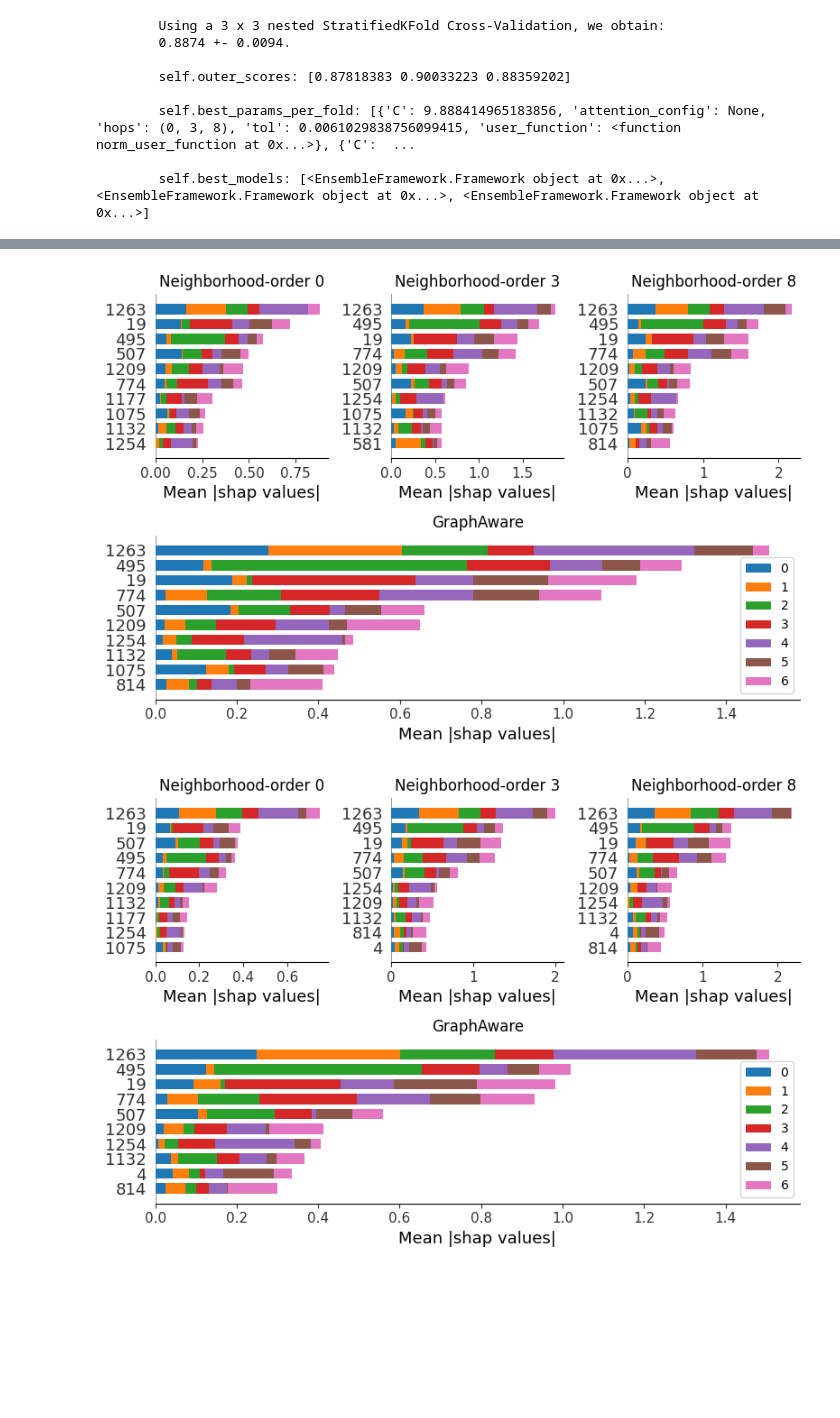
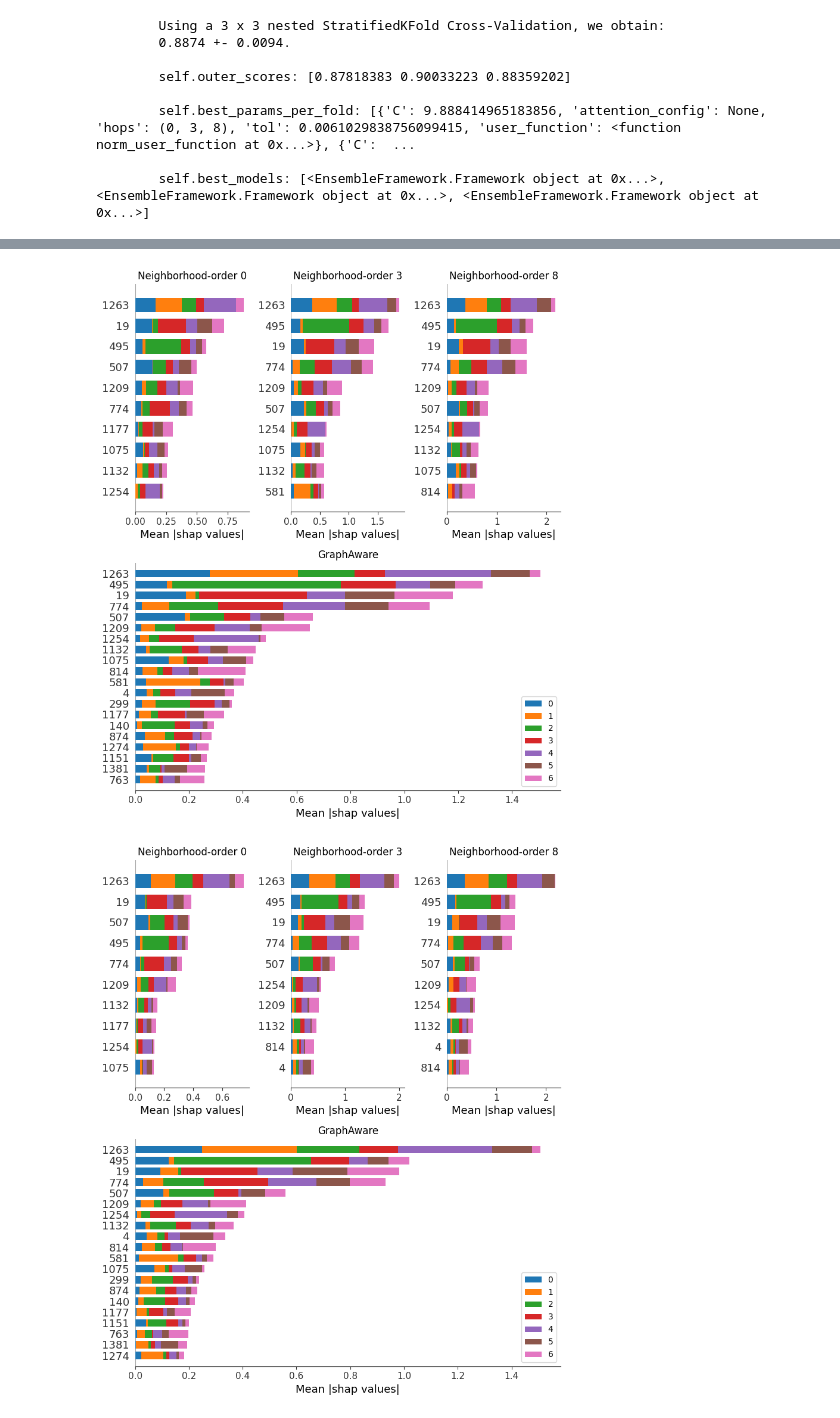
Before and after one commit to danielwalke/GraphAware, a Jupyter notebook: TransductiveGraphAware.ipynb, the cells around one changed output, grey strips where cells are left out. Drawn from its saved outputs; the diff is of its cells as text; code cells hidden in the pictures; blank space fills up the shorter version.

```diff
--- a/TransductiveGraphAware.ipynb
+++ b/TransductiveGraphAware.ipynb
@@ -248,33 +248,33 @@ for split_index, (train_index, test_index) in enumerate(store["Cora"].kf_outer.s
 
     for background_data_index, background_data in enumerate(background_datasets):
         explainer = shap.LinearExplainer(store["Cora"].best_models[split_index].trained_clfs[background_data_index], background_data.cpu().numpy())
         data_to_explain = test_data[background_data_index].cpu().numpy()
         shap_values_ex = explainer.shap_values(data_to_explain) #[0]
         shap_store.append(shap_values_ex)
 
         feature_names = [j for j in range(data_to_explain.shape[-1])]
         class_names = [i for i in range(7)]
         hop = store["Cora"].best_models[split_index].hops_list[background_data_index]
 
         ax = fig.add_subplot(gs[0, background_data_index])
         plt.sca(ax)
         shap.summary_plot(shap_values_ex, class_names= class_names, feature_names = feature_names, plot_type="bar", show=False, max_display=10, color = lambda i: class_colors[i],
                          class_inds='original')
         ax.set_xlabel("Mean |shap values|")
         ax.set_title(f"Neighborhood-order {hop}")
         ax.get_legend().remove()
 
     shap_values_avg = np.array(shap_store).mean(0)
     shap_values_avg = [shap_values_avg[i, :, :] for i in range(shap_values_avg.shape[0])]
     ax = fig.add_subplot(gs[1, :])
     plt.sca(ax)
-    shap.summary_plot(shap_values_avg, plot_type="bar", class_names= class_names, feature_names = feature_names, max_display=10, color = lambda i: class_colors[i],
+    shap.summary_plot(shap_values_avg, plot_type="bar", class_names= class_names, feature_names = feature_names, max_display=20, color = lambda i: class_colors[i],
                          class_inds='original', show = False)
     ax.set_xlabel("Mean |shap values|")
     ax.set_title(f"GraphAware")
     ax.legend(fontsize=10, loc='lower right')
     plt.tight_layout()
     plt.show()
 # %% [output]
-[figure, old version]
+[figure, new version]
-[figure, old version]
+[figure, new version]
```
Also changed, not shown: parts of 3 cells of this notebook, 6 other files.
